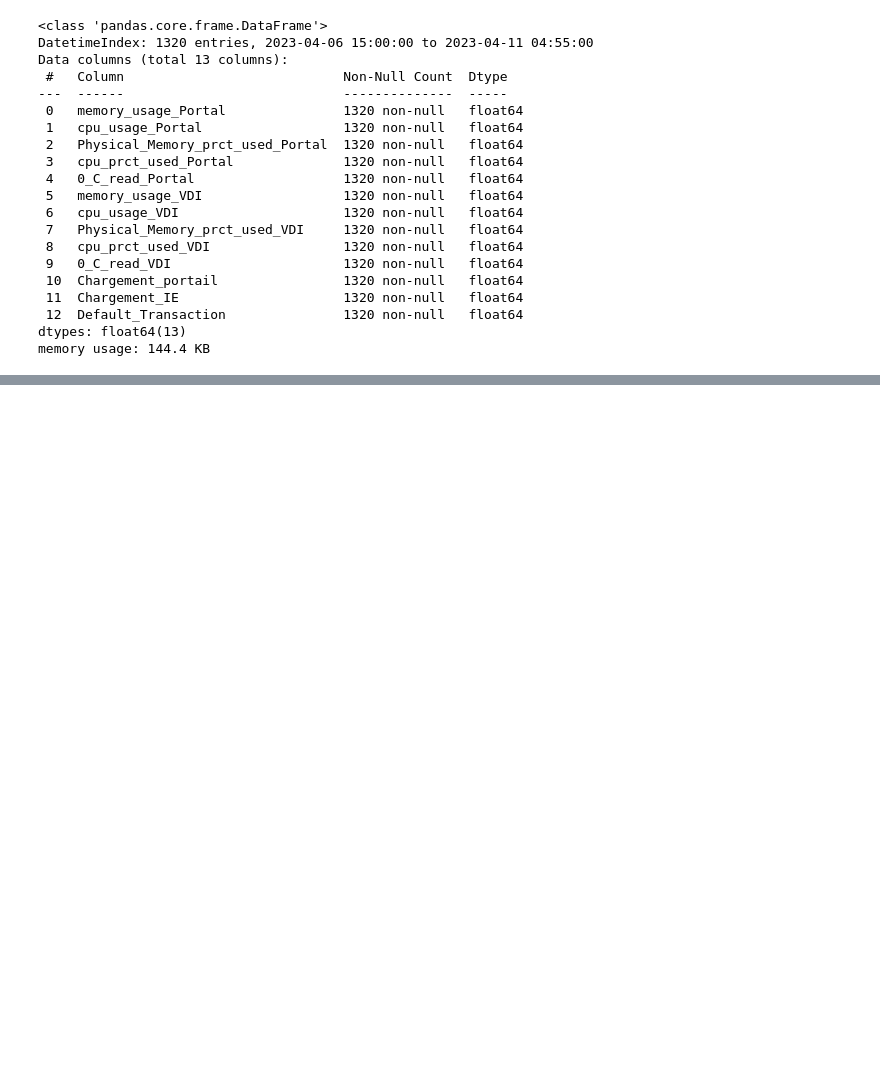
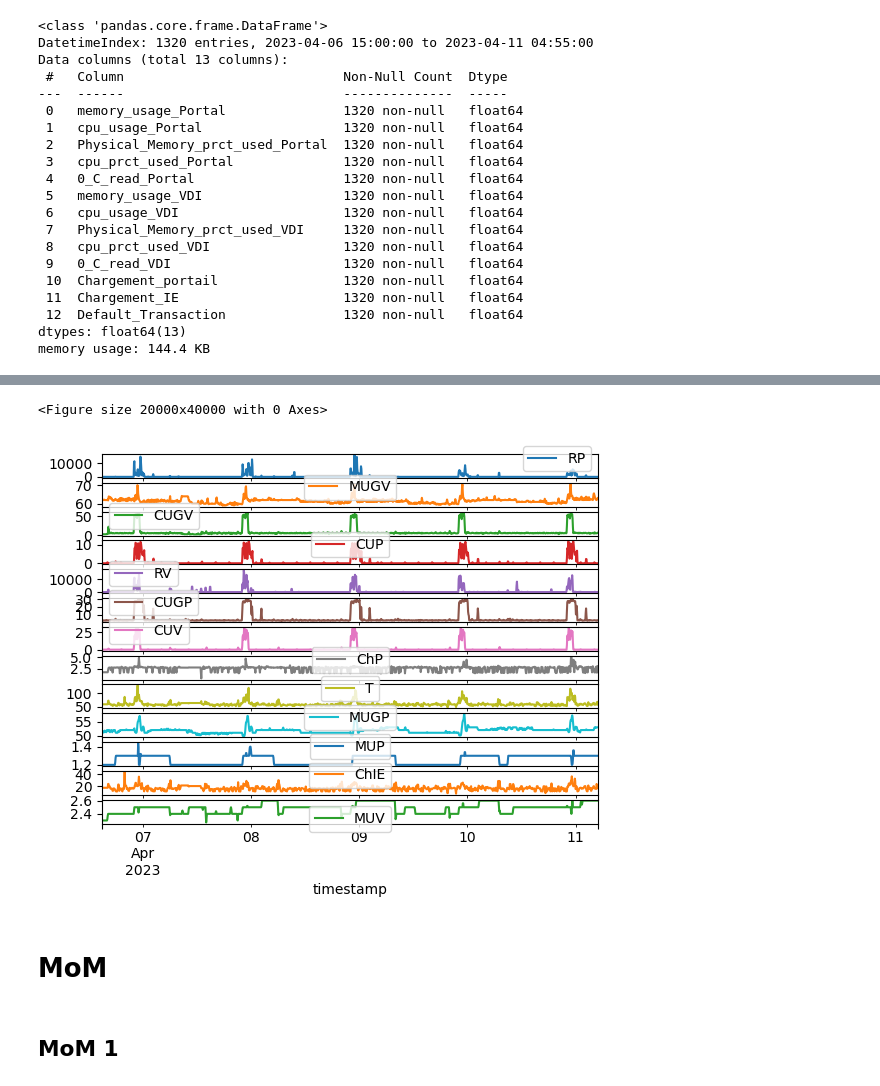
Before and after one commit to chloegdt/Case_Studies_of_Causal_Discovery_from_IT_Monitoring_Time_Series, a Jupyter notebook: plots.ipynb, the cells around one changed output, grey strips where cells are left out. Cells and saved outputs as stored; diff of their text form; code cells hidden in the pictures; blank space fills up the shorter version.

```diff
--- a/plots.ipynb
+++ b/plots.ipynb
@@ -37,0 +85,5 @@ axes = antivirus_activity[['memory_usage_Portal',
+# %%
+antivirus_activity_2 = pd.read_csv('data/Antivirus_Activity/preprocessed_2.csv', parse_dates=True)
+antivirus_activity_2['timestamp'] = pd.to_datetime(antivirus_activity_2['timestamp'])
+antivirus_activity_2 = antivirus_activity_2.set_index('timestamp')
+antivirus_activity_2.info()
@@ -37,0 +111,50 @@ axes = antivirus_activity[['memory_usage_Portal',
+# %%
+plt.figure(figsize=(200, 400))
+
+labels = ['RP',
+          'MUGV',
+          'CUGV',
+          'CUP',
+          'RV',
+          'CUGP',
+          'CUV',
+          'ChP',
+          'T',
+          'MUGP',
+          'MUP',
+          'ChIE',
+          'MUV'
+         ]
+
+axes = antivirus_activity_2[[
+    '0_C_read_Portal',
+    'Physical_Memory_prct_used_VDI',
+    'cpu_prct_used_VDI',
+    'cpu_usage_Portal',
+    '0_C_read_VDI',
+    'cpu_prct_used_Portal',
+    'cpu_usage_VDI',
+    'Chargement_portail',
+    'Default_Transaction',
+    'Physical_Memory_prct_used_Portal',
+    'memory_usage_Portal',
+    'Chargement_IE',
+    'memory_usage_VDI',
+    ]].plot(subplots=True);
+
+for axe, label in zip(axes, labels):
+    axe.legend([label])
+
+directory = 'plots'
+plot = 'antivirus2.png'
+path = os.path.join(directory, plot)
+
+os.makedirs(directory, exist_ok=True)
+plt.savefig(path)
+# %% [output]
+<Figure size 20000x40000 with 0 Axes>
+[figure, added]
+# %% [markdown]
+# MoM
+# %% [markdown]
+## MoM 1
```
Also changed, not shown: parts of 23 cells of this notebook.
